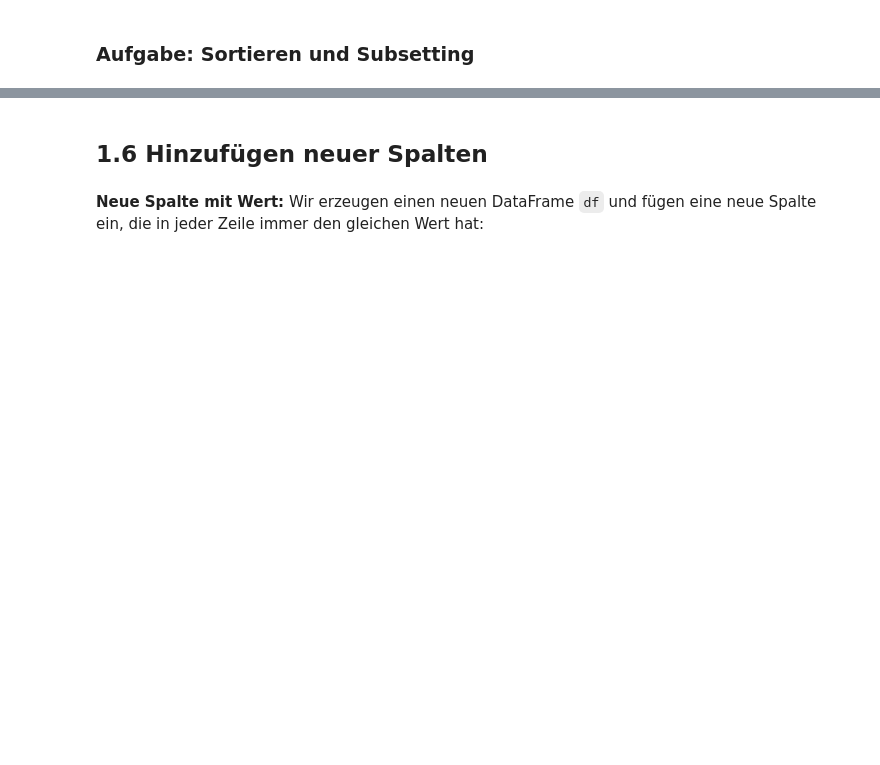
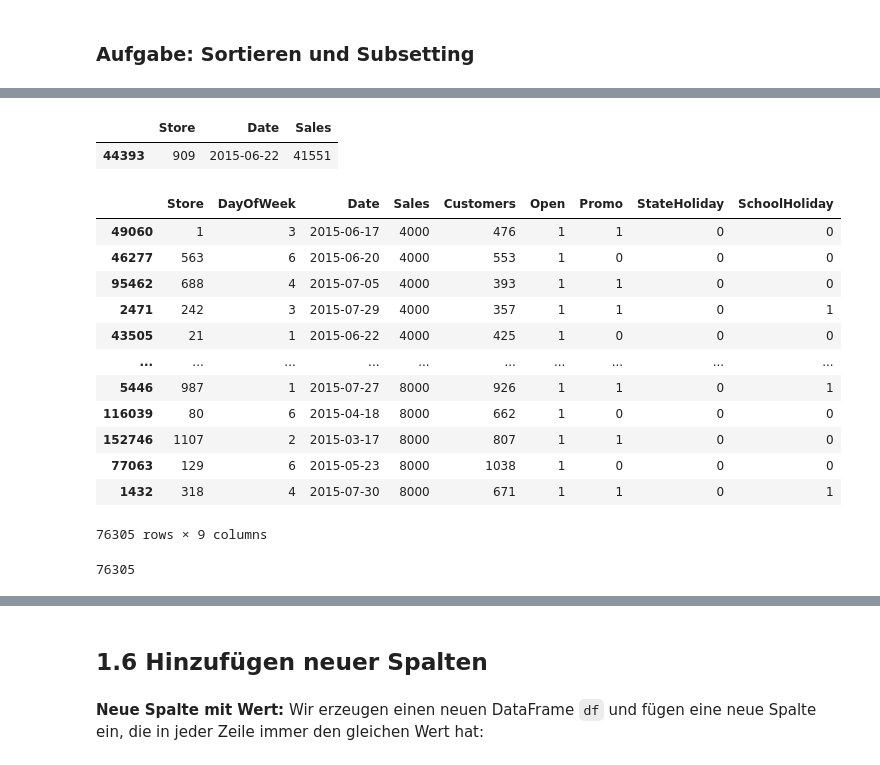
Before and after one commit to AlexKressner/Business_Intelligence, a Jupyter notebook: Pandas_Intro.ipynb, the cells around one changed output, grey strips where cells are left out. Saved outputs shown, nothing was run; the diff lists cells and outputs as text; code cells hidden in the pictures; blank space fills up the shorter version.

```diff
--- a/Pandas_Intro.ipynb
+++ b/Pandas_Intro.ipynb
@@ -436,0 +580,29 @@ Wir betrachten erneut den Rossmann Store Sales Datensatz - wir hatten diesen ber
+# %%
+# Frage2
+sales.sort_values("Sales",ascending=False).head(1)[["Store","Date","Sales"]]
+# %% [output]
+|  | Store | Date | Sales |
+| 44393 | 909 | 2015-06-22 | 41551 |
+# %%
+#Frage3
+sales[(sales["Sales"]>=4000) & (sales["Sales"]<=8000)].sort_values("Sales")
+# %% [output]
+|  | Store | DayOfWeek | Date | Sales | Customers | Open | Promo | StateHoliday | SchoolHoliday |
+| 49060 | 1 | 3 | 2015-06-17 | 4000 | 476 | 1 | 1 | 0 | 0 |
+| 46277 | 563 | 6 | 2015-06-20 | 4000 | 553 | 1 | 0 | 0 | 0 |
+| 95462 | 688 | 4 | 2015-07-05 | 4000 | 393 | 1 | 1 | 0 | 0 |
+| 2471 | 242 | 3 | 2015-07-29 | 4000 | 357 | 1 | 1 | 0 | 1 |
+| 43505 | 21 | 1 | 2015-06-22 | 4000 | 425 | 1 | 0 | 0 | 0 |
+| ... | ... | ... | ... | ... | ... | ... | ... | ... | ... |
+| 5446 | 987 | 1 | 2015-07-27 | 8000 | 926 | 1 | 1 | 0 | 1 |
+| 116039 | 80 | 6 | 2015-04-18 | 8000 | 662 | 1 | 0 | 0 | 0 |
+| 152746 | 1107 | 2 | 2015-03-17 | 8000 | 807 | 1 | 1 | 0 | 0 |
+| 77063 | 129 | 6 | 2015-05-23 | 8000 | 1038 | 1 | 0 | 0 | 0 |
+| 1432 | 318 | 4 | 2015-07-30 | 8000 | 671 | 1 | 1 | 0 | 1 |
+76305 rows × 9 columns
+# %%
+#Frage4
+sales[(sales["Sales"]>=4000) & (sales["Sales"]<=8000)].shape[0]
+len(sales[(sales["Sales"]>=4000) & (sales["Sales"]<=8000)])
+# %% [output]
+76305
```
Also changed, not shown: parts of 60 cells of this notebook.
